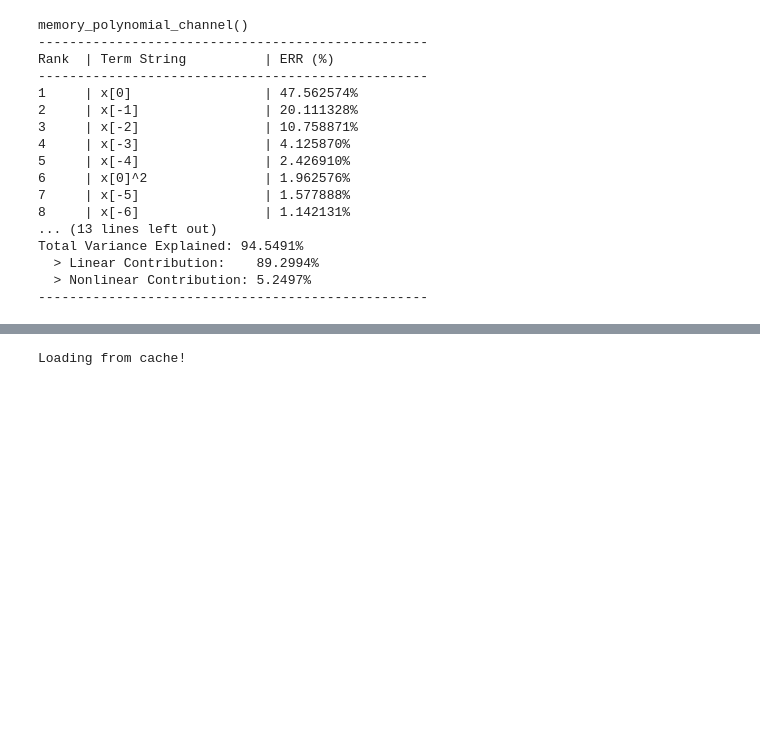
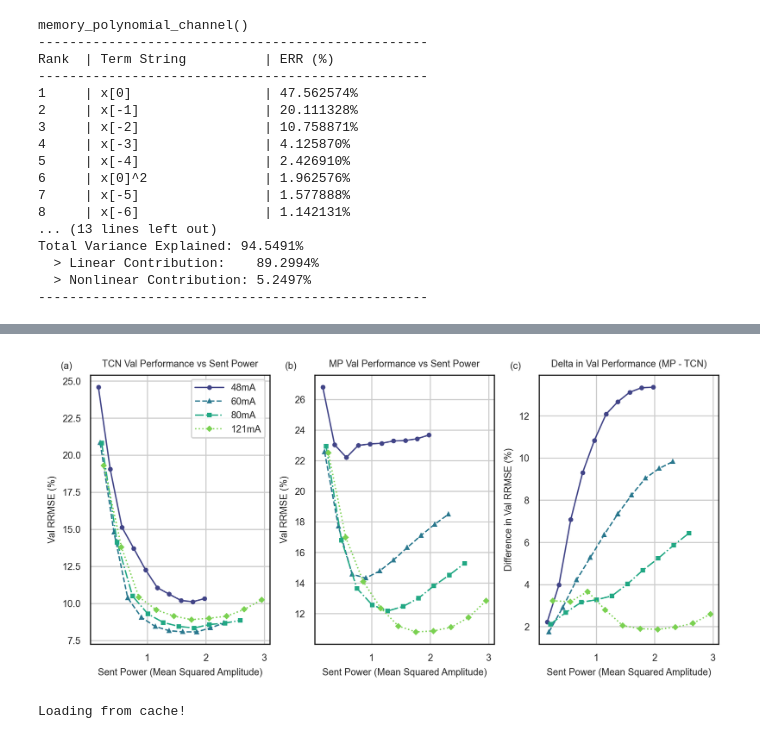
Before and after one commit to UW-Photonics-Lab/prob_tcn_for_LED, a Jupyter notebook: notebooks/make_figures.ipynb, the cells around one changed output, grey strips where cells are left out. Cells and saved outputs as stored; diff of their text form; code cells hidden in the pictures; blank space fills up the shorter version.

Commit message:
combined rrmse plots

```diff
--- a/notebooks/make_figures.ipynb
+++ b/notebooks/make_figures.ipynb
@@ -106,6 +106,7 @@ models = {
         'encoder_decoder_tcn': "blooming-disco-648",
         'memory_polynomial':'blank',
         'encoder_decoder_mp':'cosmic-thunder-682',
+        'grid_search':'mznst1h2',
         "tcn_validation": "lyric-haze-736",
         "mp_validation": "radiant-wood-740",
         "no_noise_tcn_validation":"radiant-dew-742"
@@ -404,0 +385,55 @@ Total RRMSE calculation for current level: 121mA
+# %%
+# Create one figure with 3 subplots in a single row
+fig, axes = plt.subplots(1, 3, figsize=(double_fig_width, fig_height), sharey=False)
+
+
+plot_titles = [
+    "TCN Val Performance vs Sent Power",
+    "MP Val Performance vs Sent Power",
+    "Delta in Val Performance (MP - TCN)"
+]
+y_labels = ["Val RRMSE (%)", "Val RRMSE (%)", "Difference in Val RRMSE (%)"]
+
+for (current_level, data), marker, line_style in zip(all_results.items(), markers, line_styles):
+    color = color_palette[current_levels.index(current_level)]
+    bin_centers = data['bin_centers'].cpu()
+    losses = data['losses'].cpu()
+
+    # Plot TCN
+    axes[0].plot(bin_centers, losses[:, 0], color=color, marker=marker,
+                 linestyle=line_style, markersize=2.5, label=f'{current_level}')
+
+    # Plot MP
+    axes[1].plot(bin_centers, losses[:, 1], color=color, marker=marker,
+                 linestyle=line_style, markersize=2.5)
+
+    # Plot Delta (MP - TCN)
+    delta = losses[:, 1] - losses[:, 0]
+    axes[2].plot(bin_centers, delta, color=color, marker=marker,
+                 linestyle=line_style, markersize=2.5)
+
+# Formatting all subplots
+for i, ax in enumerate(axes):
+    ax.set_title(plot_titles[i], fontsize=PLOT_FONT_SIZE)
+    ax.set_xlabel("Sent Power (Mean Squared Amplitude)")
+    ax.set_ylabel(y_labels[i])
+    ax.grid(True)
+    if i == 0: # Add single legend to the first plot to save space
+        ax.legend(fontsize=PLOT_FONT_SIZE, handlelength=3, labelspacing=0.5)
+
+# Add subplot labels (a, b, c)
+for i, ax in enumerate(axes):
+    ax.text(-0.1, 1.05, f"({chr(97 + i)})", transform=ax.transAxes,
+            fontsize=PLOT_FONT_SIZE, va='top', ha='right')
+
+plt.tight_layout()
+
+# Save as a single combined SVG
+plt.savefig(
+    os.path.join(PLOT_PATH, "combined_rrmse_metrics.svg"),
+    format='svg',
+    bbox_inches='tight'
+)
+plt.show()
+# %% [output]
+[figure, added]
```
Also changed, not shown: parts of 4 cells of this notebook, 4 other files.
